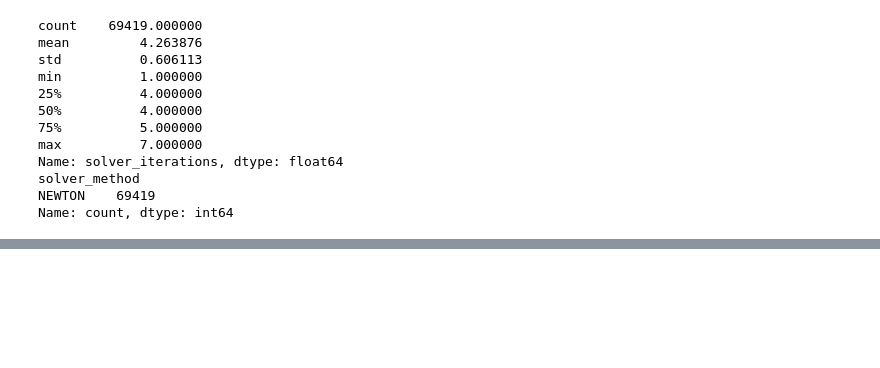
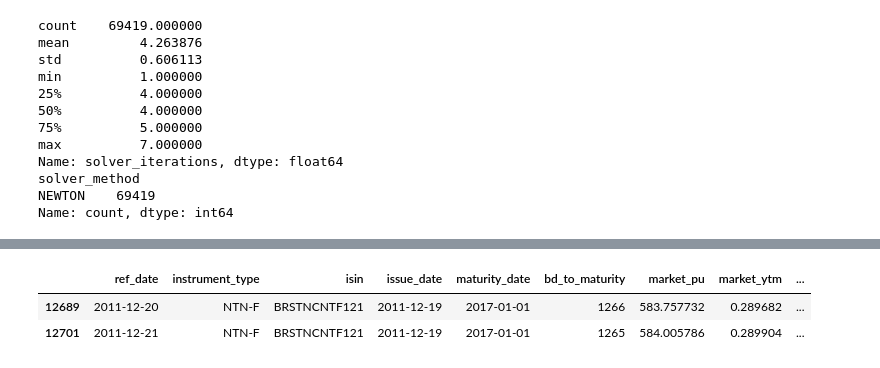
Before and after one commit to JuanRocha01/ML-ETTJ26, a Jupyter notebook: study/mart_tratement.ipynb, the cells around one changed output, grey strips where cells are left out. Drawn from its saved outputs; the diff is of its cells as text; code cells hidden in the pictures; blank space fills up the shorter version.

```diff
--- a/study/mart_tratement.ipynb
+++ b/study/mart_tratement.ipynb
@@ -141,0 +233,6 @@ df_candidates[df_candidates["solver_method"] != "NEWTON"]
+# %%
+df_candidates[df_candidates["isin"] == "BRSTNCNTF121"]
+# %% [output]
+|  | ref_date | instrument_type | isin | issue_date | maturity_date | bd_to_maturity | market_pu | market_ytm | ... |
+| 12689 | 2011-12-20 | NTN-F | BRSTNCNTF121 | 2011-12-19 | 2017-01-01 | 1266 | 583.757732 | 0.289682 | ... |
+| 12701 | 2011-12-21 | NTN-F | BRSTNCNTF121 | 2011-12-19 | 2017-01-01 | 1265 | 584.005786 | 0.289904 | ... |
```
Also changed, not shown: parts of 11 cells of this notebook, 4 other files.
